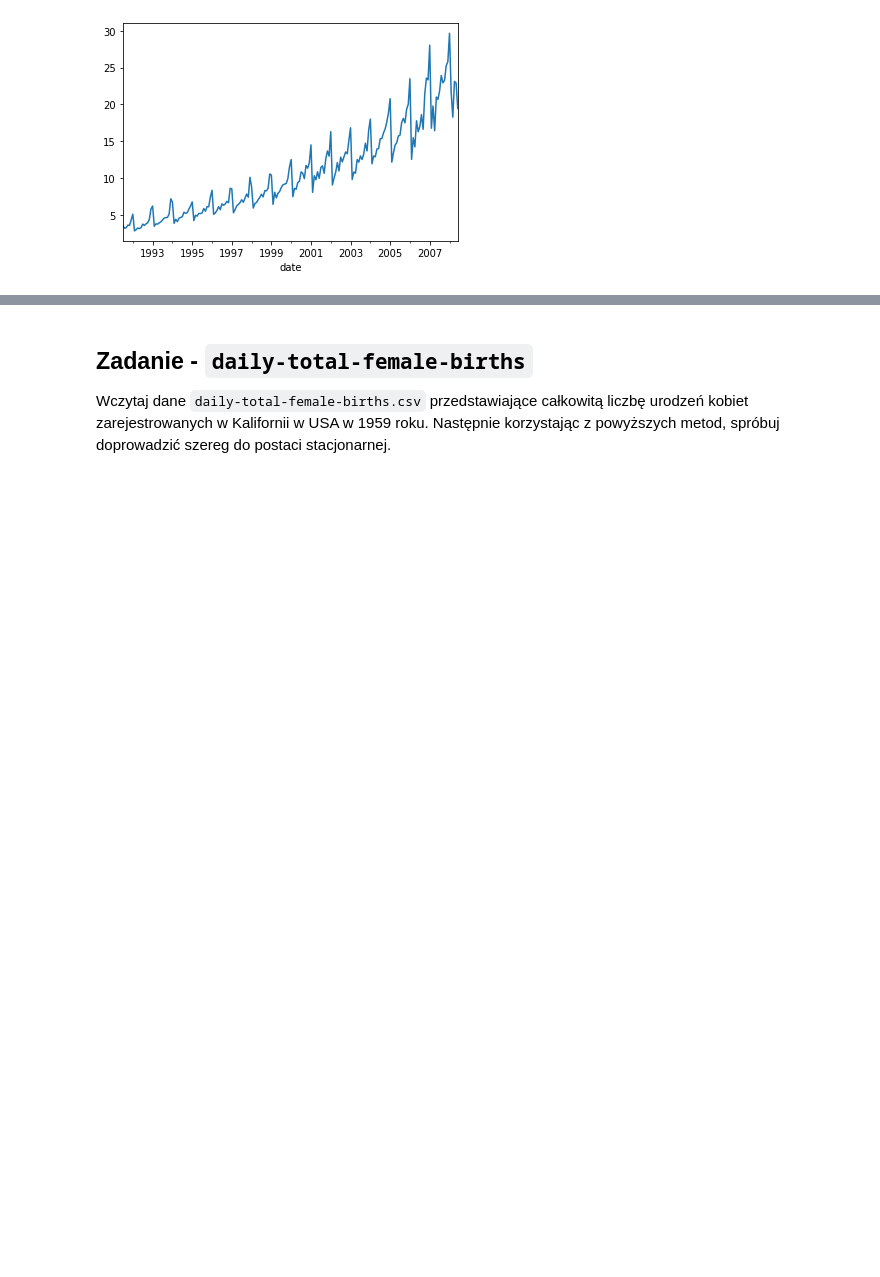
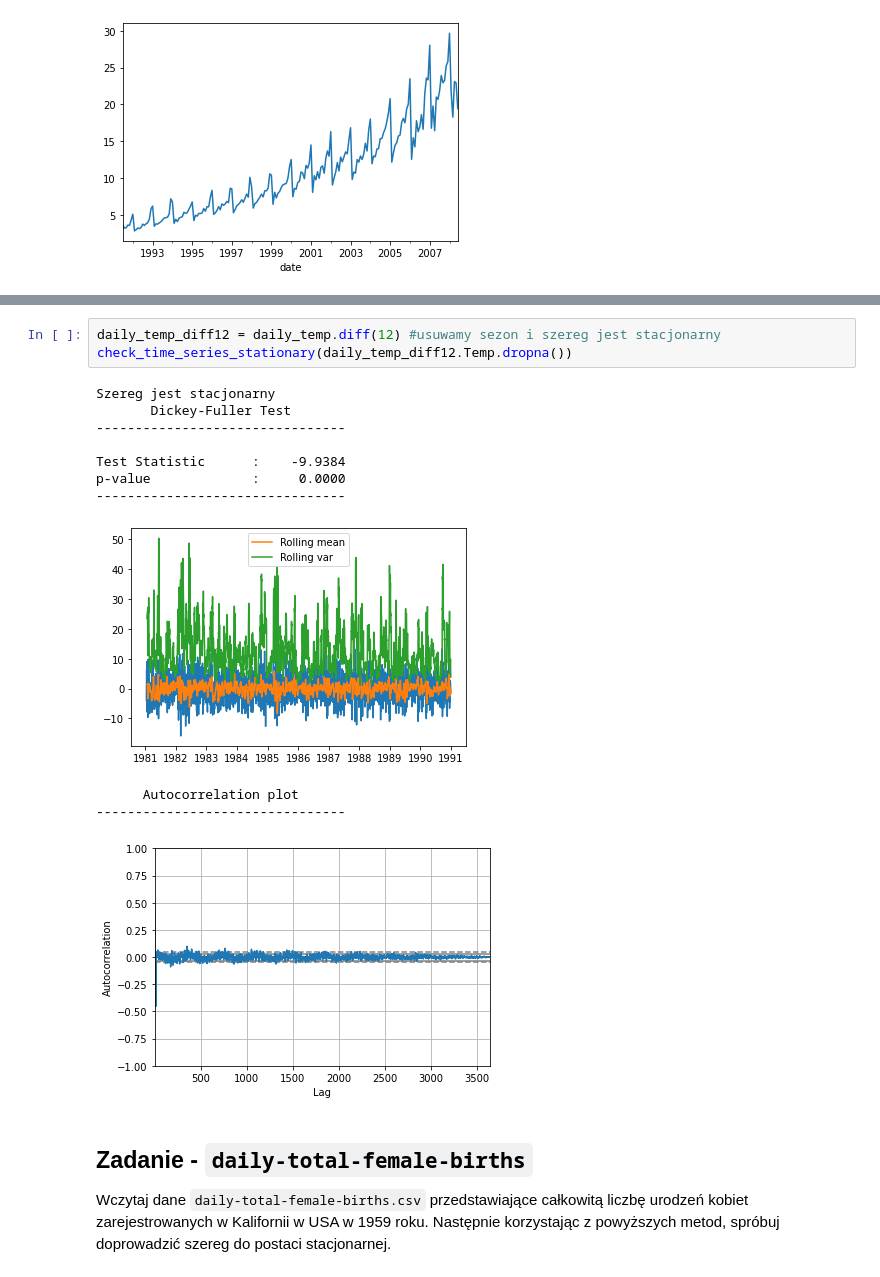
Before and after one commit to mdabrowski-phd/ds250223_regul, a Jupyter notebook: 04_szeregi_czasowe/03_przeksztalcenia_wstepne_szeregu.ipynb, the cells around one changed output, grey strips where cells are left out. Drawn from its saved outputs; the diff is of its cells as text; blank space fills up the shorter version.

```diff
--- a/04_szeregi_czasowe/03_przeksztalcenia_wstepne_szeregu.ipynb
+++ b/04_szeregi_czasowe/03_przeksztalcenia_wstepne_szeregu.ipynb
@@ -379,3 +395,18 @@ p-value             :     0.0001
+# %%
+daily_temp_diff12 = daily_temp.diff(12) #usuwamy sezon i szereg jest stacjonarny
+check_time_series_stationary(daily_temp_diff12.Temp.dropna())
+# %% [output]
+Szereg jest stacjonarny
+       Dickey-Fuller Test
+--------------------------------
+
+Test Statistic      :    -9.9384
+p-value             :     0.0000
+--------------------------------
+[figure, added]
+      Autocorrelation plot
+--------------------------------
+[figure, added]
 # %% [markdown]
 ## Zadanie - `daily-total-female-births`
 Wczytaj dane `daily-total-female-births.csv` przedstawiające całkowitą liczbę urodzeń kobiet zarejestrowanych w Kalifornii w USA w 1959 roku. Następnie korzystając z powyższych metod, spróbuj doprowadzić szereg do postaci stacjonarnej.
```
Also changed, not shown: parts of 25 cells of this notebook.
